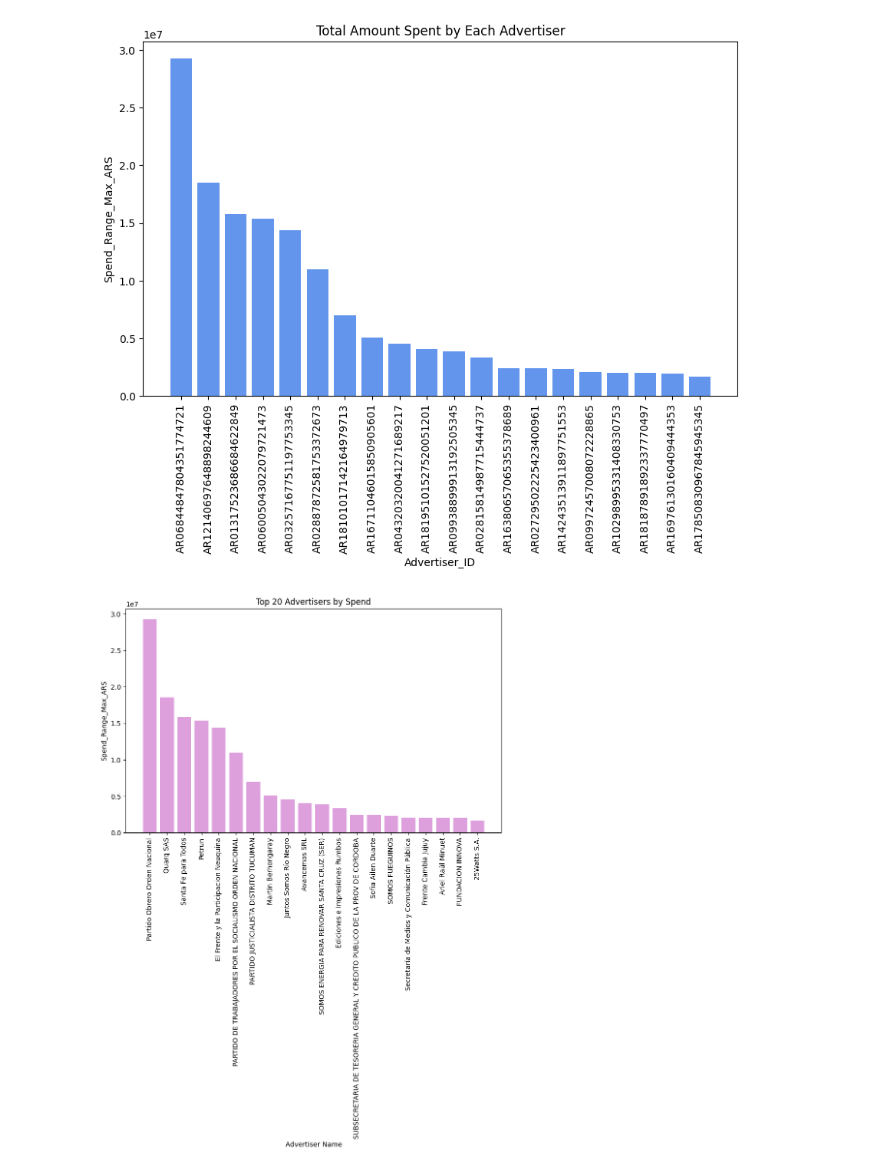
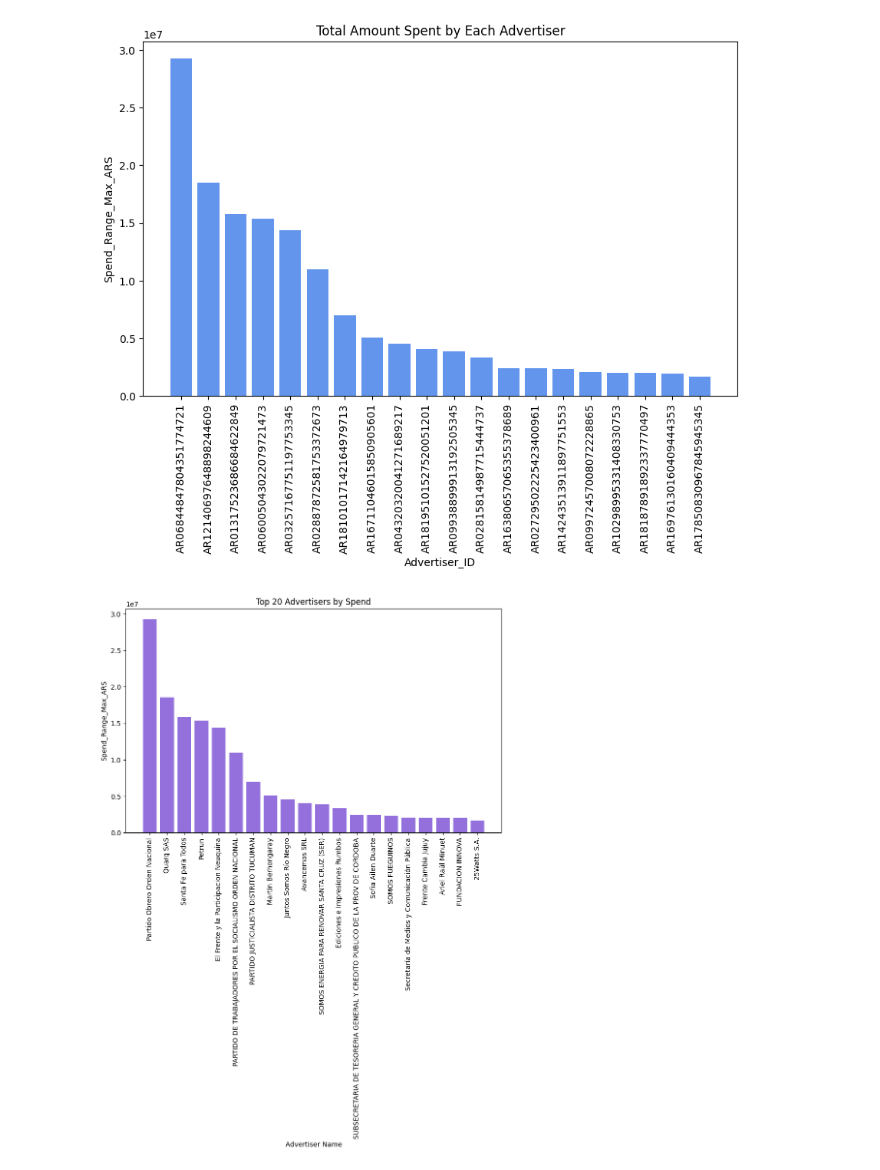
Before and after one commit to andreasoledadguerra/EDA_projects, a Jupyter notebook: googleads_analysis.ipynb, the cells around one changed output. Saved outputs shown, nothing was run; the diff lists cells and outputs as text; code cells hidden in the pictures.

```diff
--- a/googleads_analysis.ipynb
+++ b/googleads_analysis.ipynb
@@ -392,26 +388,26 @@ plt.show()
 # %%
 
 # Crear un diccionario de mapeo de Advertiser_ID a Advertiser_Name
 id_to_name_mapping = df_ads.set_index('Advertiser_ID')['Advertiser_Name'].to_dict()
 
 
 # Obtener los 20 mayores anunciantes por gasto
 df_top_advertisers_by_name= df_ads.groupby('Advertiser_ID').agg({'Spend_Range_Max_ARS': 'sum'}).nlargest(20, 'Spend_Range_Max_ARS').reset_index()
 
 # Cambiar los IDs a nombres usando el mapeo
 df_top_advertisers_by_name['Advertiser_Name'] = df_top_advertisers_by_name['Advertiser_ID'].map(id_to_name_mapping)
 
 # Crear el gráfico de barras con los nombres de los anunciantes en lugar de IDs
 plt.figure(figsize=(10, 6))
-plt.bar(df_top_advertisers_by_name['Advertiser_Name'], df_top_advertisers_by_name['Spend_Range_Max_ARS'], color='plum')
+plt.bar(df_top_advertisers_by_name['Advertiser_Name'], df_top_advertisers_by_name['Spend_Range_Max_ARS'], color='mediumpurple')
 
 # Personalizar el gráfico
 plt.xlabel('Advertiser Name')
 plt.ylabel('Spend_Range_Max_ARS')
 plt.title('Top 20 Advertisers by Spend')
 plt.xticks(rotation=90)
 
 # Mostrar el gráfico
 plt.show()
 # %% [output]
-[figure, old version]
+[figure, new version]
```
Also changed, not shown: parts of 2 cells of this notebook.
